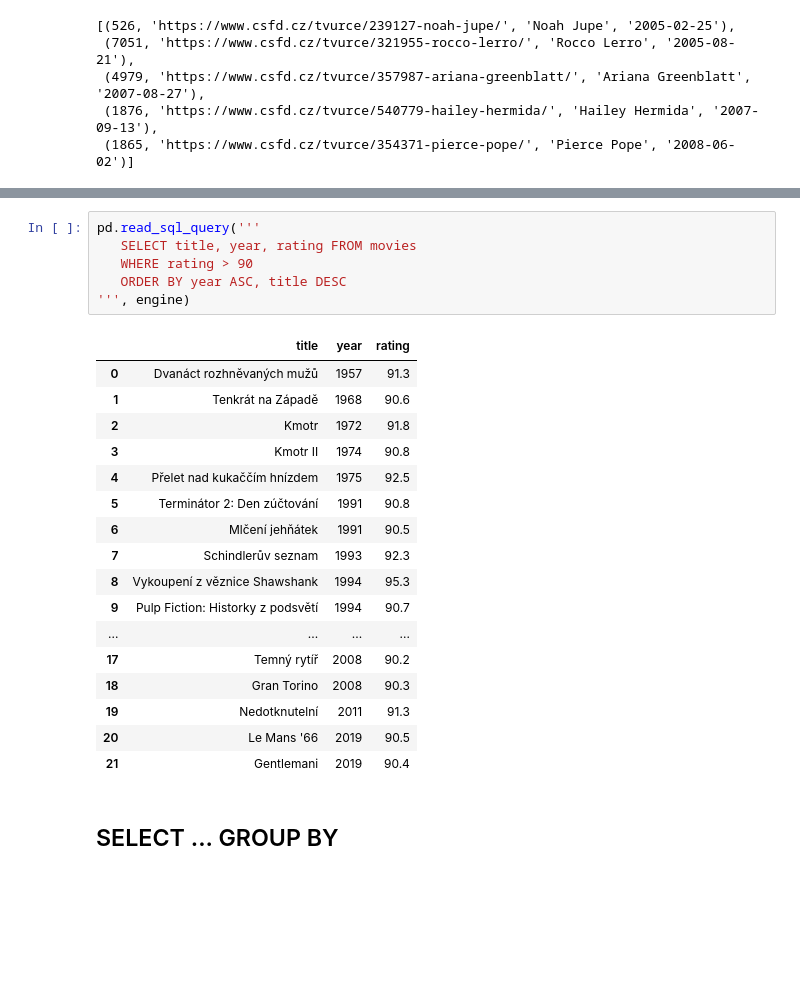
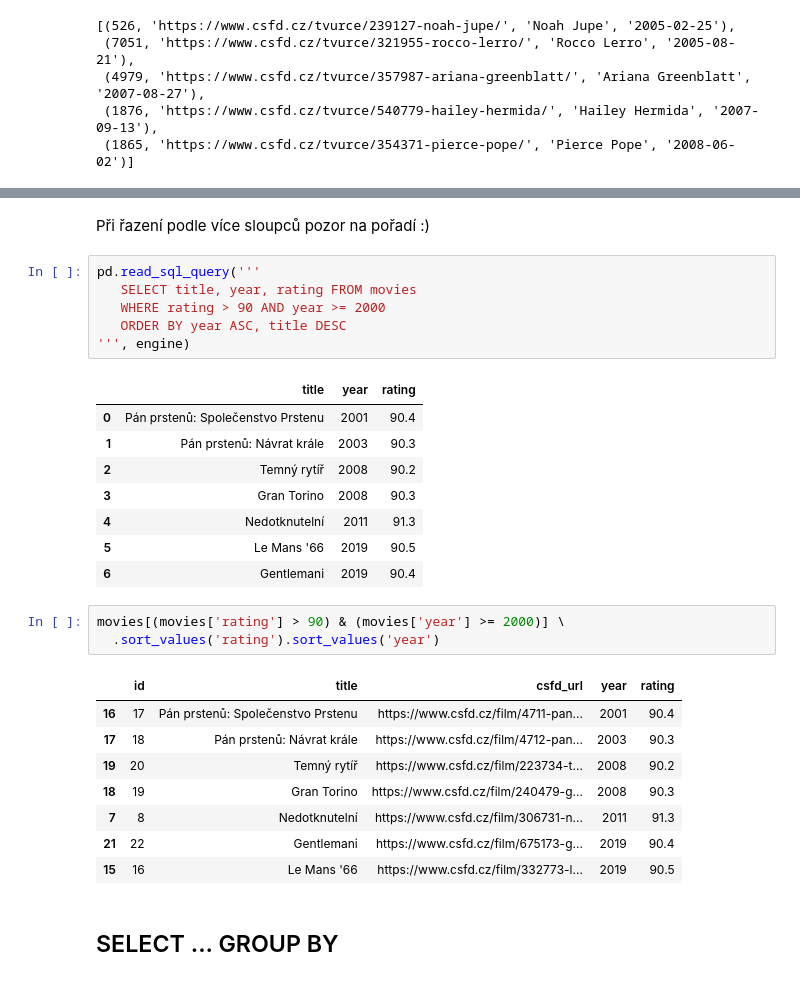
Before and after one commit to messa/naucse.python.cz, a Jupyter notebook: lessons/pydata/databases/index.ipynb, the cells around one changed output, grey strips where cells are left out. Drawn from its saved outputs; the diff is of its cells as text; blank space fills up the shorter version.

```diff
--- a/lessons/pydata/databases/index.ipynb
+++ b/lessons/pydata/databases/index.ipynb
@@ -419,30 +419,35 @@ actors[(actors['birth_date'] > '2005-01-01')].sort_values('name').sort_values('b
 | 4978 | 4979 | https://www.csfd.cz/tvurce/357987... | Ariana Greenblatt | 2007-08-27 |
 | 1875 | 1876 | https://www.csfd.cz/tvurce/540779... | Hailey Hermida | 2007-09-13 |
 | 1864 | 1865 | https://www.csfd.cz/tvurce/354371... | Pierce Pope | 2008-06-02 |
+# %% [markdown]
+Při řazení podle více sloupců pozor na pořadí :)
 # %%
 pd.read_sql_query('''
    SELECT title, year, rating FROM movies
-   WHERE rating > 90
+   WHERE rating > 90 AND year >= 2000
    ORDER BY year ASC, title DESC
 ''', engine)
 # %% [output]
 |  | title | year | rating |
-| 0 | Dvanáct rozhněvaných mužů | 1957 | 91.3 |
-| 1 | Tenkrát na Západě | 1968 | 90.6 |
-| 2 | Kmotr | 1972 | 91.8 |
-| 3 | Kmotr II | 1974 | 90.8 |
-| 4 | Přelet nad kukaččím hnízdem | 1975 | 92.5 |
-| 5 | Terminátor 2: Den zúčtování | 1991 | 90.8 |
-| 6 | Mlčení jehňátek | 1991 | 90.5 |
-| 7 | Schindlerův seznam | 1993 | 92.3 |
-| 8 | Vykoupení z věznice Shawshank | 1994 | 95.3 |
-| 9 | Pulp Fiction: Historky z podsvětí | 1994 | 90.7 |
-| ... | ... | ... | ... |
-| 17 | Temný rytíř | 2008 | 90.2 |
-| 18 | Gran Torino | 2008 | 90.3 |
-| 19 | Nedotknutelní | 2011 | 91.3 |
-| 20 | Le Mans '66 | 2019 | 90.5 |
-| 21 | Gentlemani | 2019 | 90.4 |
+| 0 | Pán prstenů: Společenstvo Prstenu | 2001 | 90.4 |
+| 1 | Pán prstenů: Návrat krále | 2003 | 90.3 |
+| 2 | Temný rytíř | 2008 | 90.2 |
+| 3 | Gran Torino | 2008 | 90.3 |
+| 4 | Nedotknutelní | 2011 | 91.3 |
+| 5 | Le Mans '66 | 2019 | 90.5 |
+| 6 | Gentlemani | 2019 | 90.4 |
+# %%
+movies[(movies['rating'] > 90) & (movies['year'] >= 2000)] \
+  .sort_values('rating').sort_values('year')
+# %% [output]
+|  | id | title | csfd_url | year | rating |
+| 16 | 17 | Pán prstenů: Společenstvo Prstenu | https://www.csfd.cz/film/4711-pan... | 2001 | 90.4 |
+| 17 | 18 | Pán prstenů: Návrat krále | https://www.csfd.cz/film/4712-pan... | 2003 | 90.3 |
+| 19 | 20 | Temný rytíř | https://www.csfd.cz/film/223734-t... | 2008 | 90.2 |
+| 18 | 19 | Gran Torino | https://www.csfd.cz/film/240479-g... | 2008 | 90.3 |
+| 7 | 8 | Nedotknutelní | https://www.csfd.cz/film/306731-n... | 2011 | 91.3 |
+| 21 | 22 | Gentlemani | https://www.csfd.cz/film/675173-g... | 2019 | 90.4 |
+| 15 | 16 | Le Mans '66 | https://www.csfd.cz/film/332773-l... | 2019 | 90.5 |
 # %% [markdown]
 ## SELECT ... GROUP BY
 # %%
```
Also changed, not shown: parts of 2 cells of this notebook.
